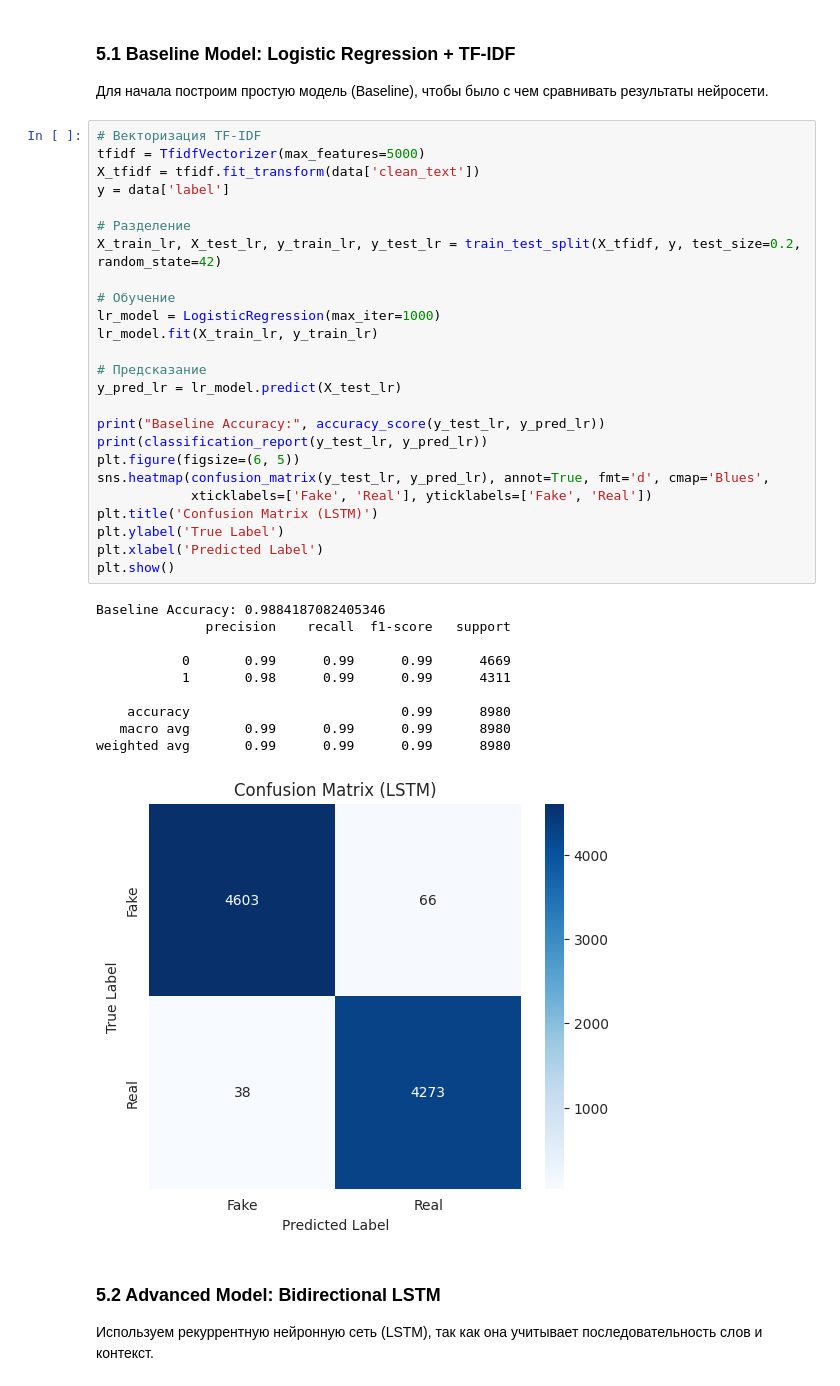
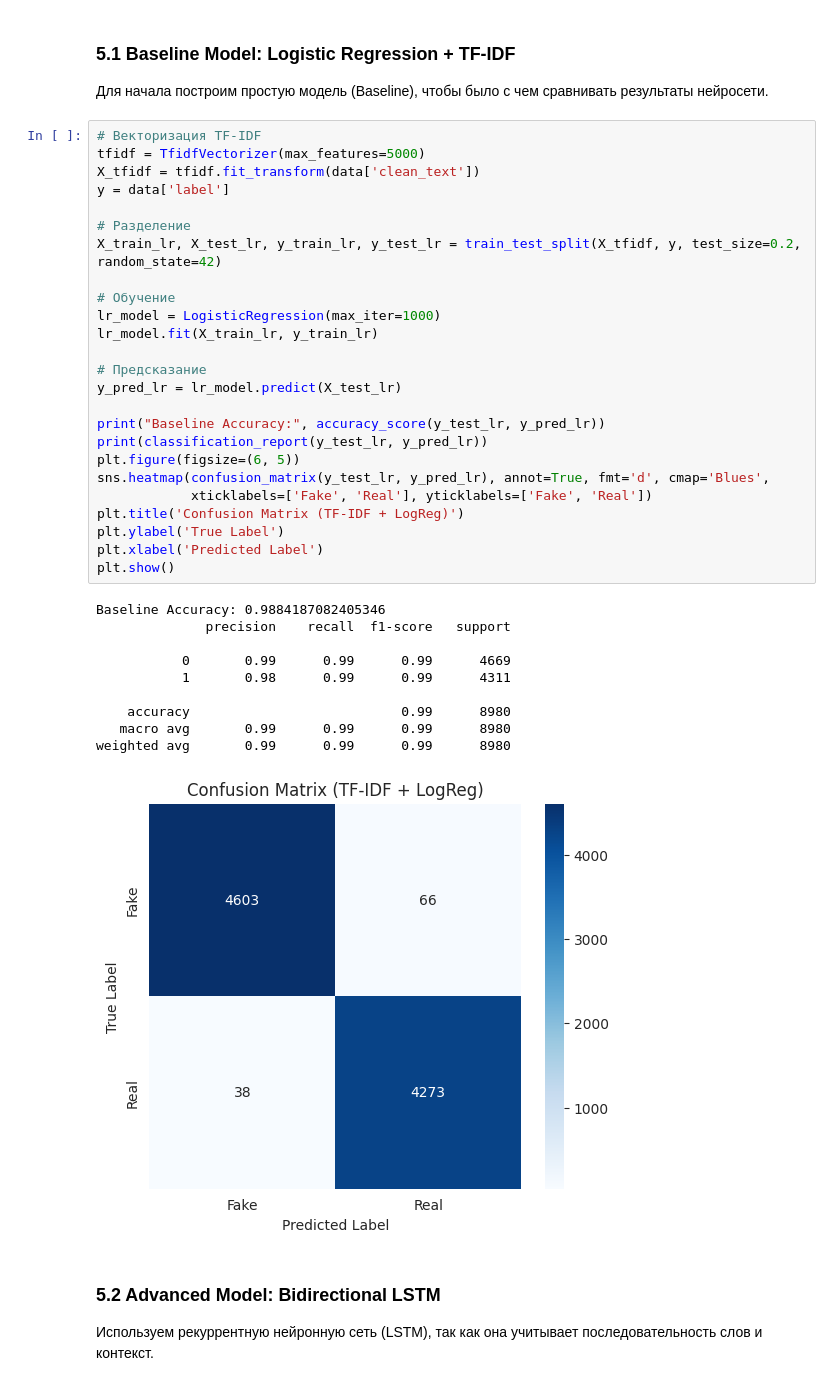
Before and after one commit to GrosBoy/Project-Fake-n-Real-News, a Jupyter notebook: notebooks/project_NewsDetection.ipynb, the cells around one changed output. Drawn from its saved outputs; the diff is of its cells as text.

```diff
--- a/notebooks/project_NewsDetection.ipynb
+++ b/notebooks/project_NewsDetection.ipynb
@@ -152,35 +152,35 @@ X_tfidf = tfidf.fit_transform(data['clean_text'])
 y = data['label']
 
 # Разделение
 X_train_lr, X_test_lr, y_train_lr, y_test_lr = train_test_split(X_tfidf, y, test_size=0.2, random_state=42)
 
 # Обучение
 lr_model = LogisticRegression(max_iter=1000)
 lr_model.fit(X_train_lr, y_train_lr)
 
 # Предсказание
 y_pred_lr = lr_model.predict(X_test_lr)
 
 print("Baseline Accuracy:", accuracy_score(y_test_lr, y_pred_lr))
 print(classification_report(y_test_lr, y_pred_lr))
 plt.figure(figsize=(6, 5))
 sns.heatmap(confusion_matrix(y_test_lr, y_pred_lr), annot=True, fmt='d', cmap='Blues',
             xticklabels=['Fake', 'Real'], yticklabels=['Fake', 'Real'])
-plt.title('Confusion Matrix (LSTM)')
+plt.title('Confusion Matrix (TF-IDF + LogReg)')
 plt.ylabel('True Label')
 plt.xlabel('Predicted Label')
 plt.show()
 # %% [output]
 Baseline Accuracy: 0.9884187082405346
               precision    recall  f1-score   support
 
            0       0.99      0.99      0.99      4669
            1       0.98      0.99      0.99      4311
 
     accuracy                           0.99      8980
    macro avg       0.99      0.99      0.99      8980
 weighted avg       0.99      0.99      0.99      8980
-[figure, old version]
+[figure, new version]
 # %% [markdown]
 ### 5.2 Advanced Model: Bidirectional LSTM
 Используем рекуррентную нейронную сеть (LSTM), так как она учитывает последовательность слов и контекст.
```
Also changed, not shown: parts of 1 cell of this notebook.
